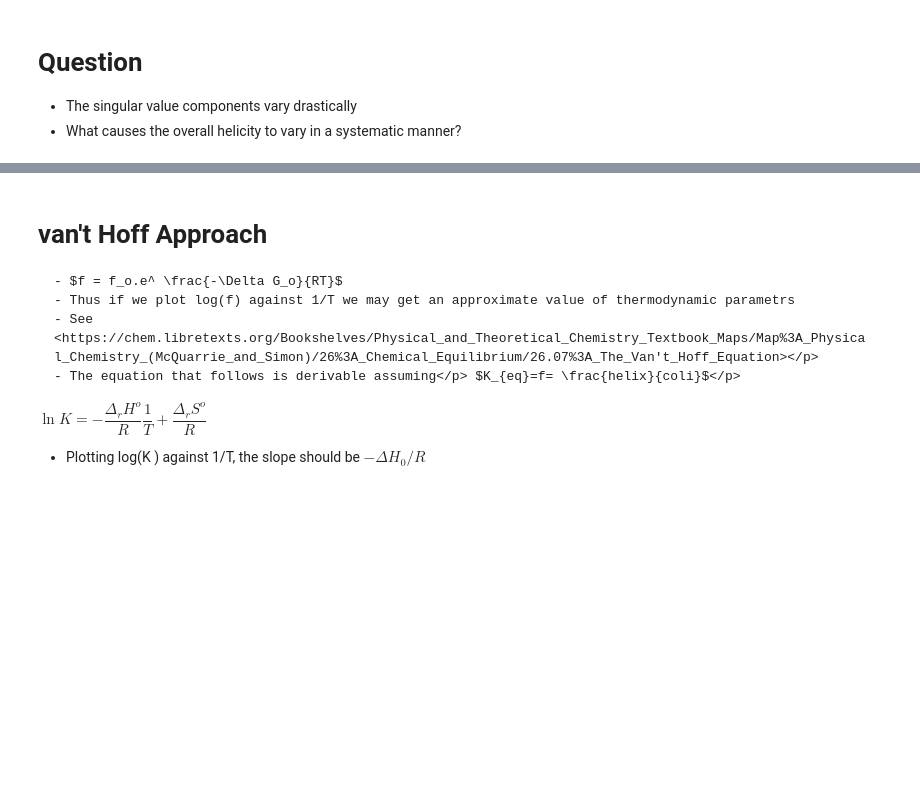
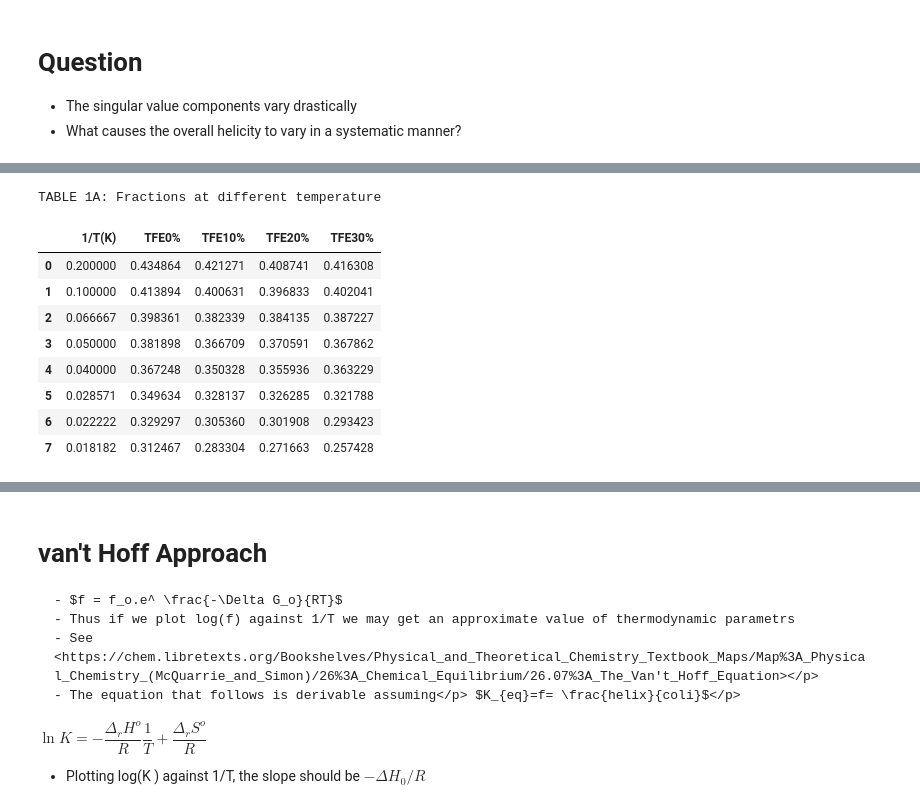
Before and after one commit to adbioc/Specroscopy, a Jupyter notebook: finalCD.ipynb, the cells around one changed output, grey strips where cells are left out. Drawn from its saved outputs; the diff is of its cells as text; code cells hidden in the pictures; blank space fills up the shorter version.

```diff
--- a/finalCD.ipynb
+++ b/finalCD.ipynb
@@ -237,0 +238,18 @@ plt.show()
+# %%
+# TFE const. T varrying - fractions
+onebyT=1/T1
+tfe_C_f = {'1/T(K)':onebyT,'TFE0%':F1,'TFE10%':F2,'TFE20%':F3,'TFE30%':F4}
+tfeCf=pd.DataFrame.from_dict(tfe_C_f)
+print('TABLE 1A: Fractions at different temperature')
+tfeCf
+# %% [output]
+TABLE 1A: Fractions at different temperature
+|  | 1/T(K) | TFE0% | TFE10% | TFE20% | TFE30% |
+| 0 | 0.200000 | 0.434864 | 0.421271 | 0.408741 | 0.416308 |
+| 1 | 0.100000 | 0.413894 | 0.400631 | 0.396833 | 0.402041 |
+| 2 | 0.066667 | 0.398361 | 0.382339 | 0.384135 | 0.387227 |
+| 3 | 0.050000 | 0.381898 | 0.366709 | 0.370591 | 0.367862 |
+| 4 | 0.040000 | 0.367248 | 0.350328 | 0.355936 | 0.363229 |
+| 5 | 0.028571 | 0.349634 | 0.328137 | 0.326285 | 0.321788 |
+| 6 | 0.022222 | 0.329297 | 0.305360 | 0.301908 | 0.293423 |
+| 7 | 0.018182 | 0.312467 | 0.283304 | 0.271663 | 0.257428 |
```
Also changed, not shown: parts of 8 cells of this notebook.
